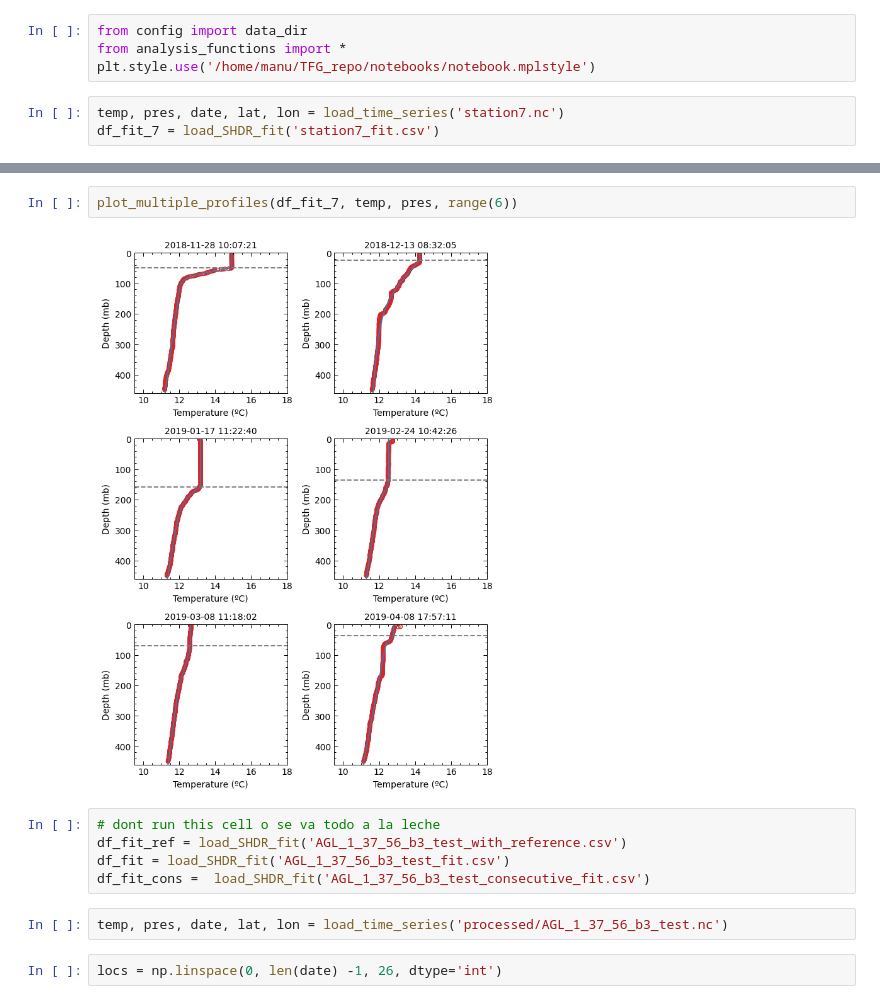
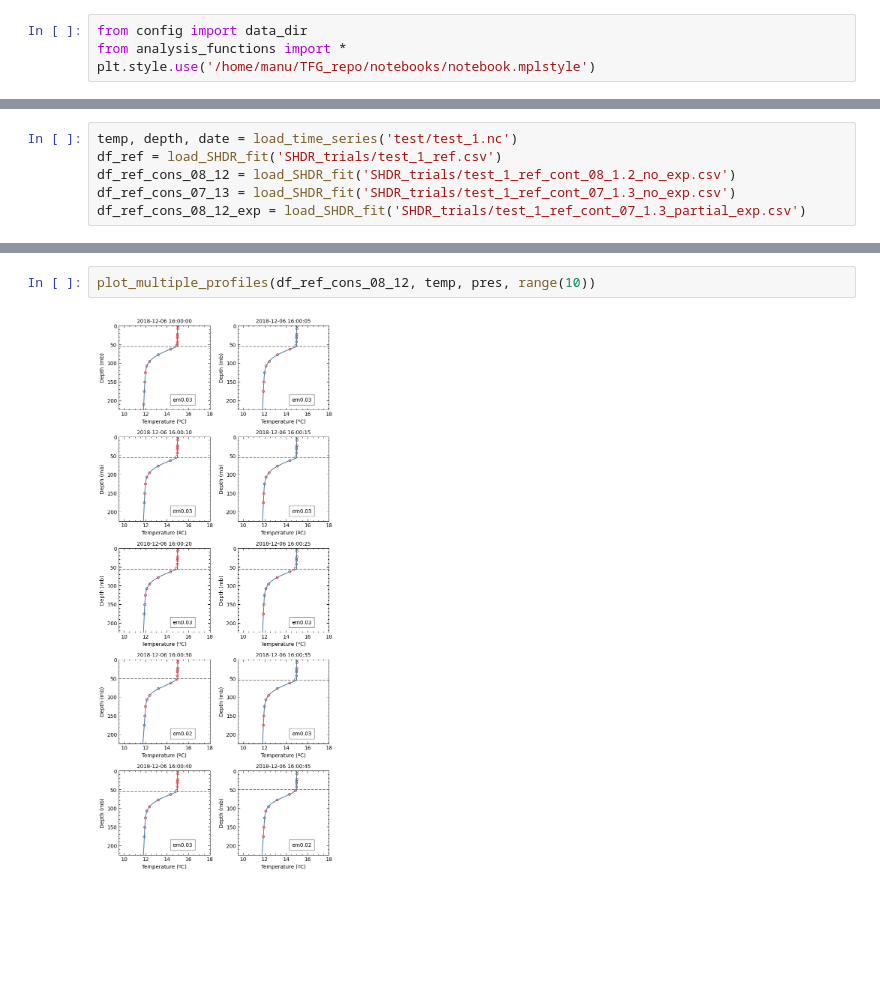
Before and after one commit to manufrn/TFG, a Jupyter notebook: notebooks/Compare_different_SHDRs.ipynb, the cells around one changed output, grey strips where cells are left out. Cells and saved outputs as stored; diff of their text form; blank space fills up the shorter version.

Commit message:
Exploring accelerated SHDR

```diff
--- a/notebooks/Compare_different_SHDRs.ipynb
+++ b/notebooks/Compare_different_SHDRs.ipynb
@@ -17,6 +14,3 @@ sys.path.append('/home/manu/TFG_repo/scripts')
 from config import data_dir
 from analysis_functions import *
 plt.style.use('/home/manu/TFG_repo/notebooks/notebook.mplstyle')
-# %%
-temp, pres, date, lat, lon = load_time_series('station7.nc')
-df_fit_7 = load_SHDR_fit('station7_fit.csv')
@@ -32,0 +17,6 @@ Name: b3, dtype: float64
+# %%
+temp, depth, date = load_time_series('test/test_1.nc')
+df_ref = load_SHDR_fit('SHDR_trials/test_1_ref.csv')
+df_ref_cons_08_12 = load_SHDR_fit('SHDR_trials/test_1_ref_cont_08_1.2_no_exp.csv')
+df_ref_cons_07_13 = load_SHDR_fit('SHDR_trials/test_1_ref_cont_07_1.3_no_exp.csv')
+df_ref_cons_08_12_exp = load_SHDR_fit('SHDR_trials/test_1_ref_cont_07_1.3_partial_exp.csv')
@@ -33,13 +85,4 @@ Name: b3, dtype: float64
 # %%
-plot_multiple_profiles(df_fit_7, temp, pres, range(6))
+plot_multiple_profiles(df_ref_cons_08_12, temp, pres, range(10))
 # %% [output]
-[figure, old version]
+[figure, new version]
-# %%
-# dont run this cell o se va todo a la leche
-df_fit_ref = load_SHDR_fit('AGL_1_37_56_b3_test_with_reference.csv')
-df_fit = load_SHDR_fit('AGL_1_37_56_b3_test_fit.csv')
-df_fit_cons =  load_SHDR_fit('AGL_1_37_56_b3_test_consecutive_fit.csv')
-# %%
-temp, pres, date, lat, lon = load_time_series('processed/AGL_1_37_56_b3_test.nc')
-# %%
-locs = np.linspace(0, len(date) -1, 26, dtype='int')
```
Also changed, not shown: parts of 27 cells of this notebook, 11 other files.
